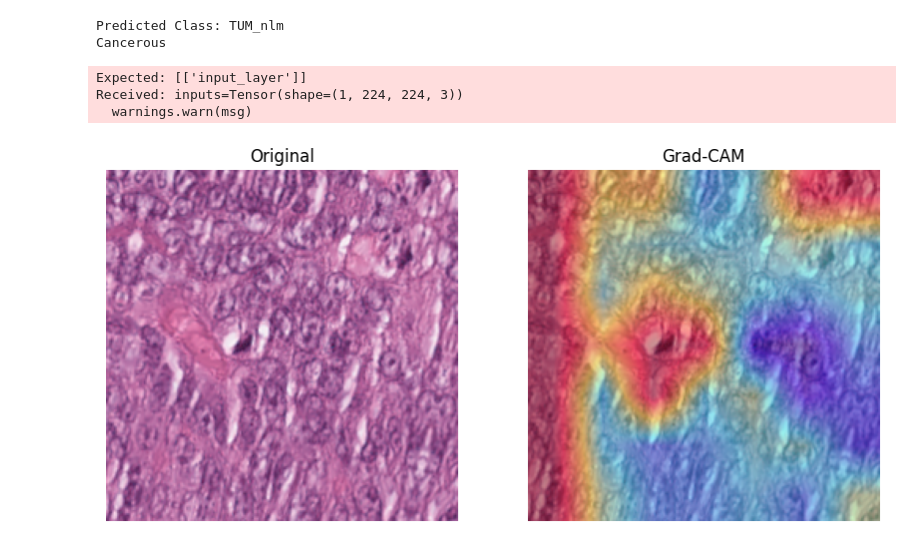
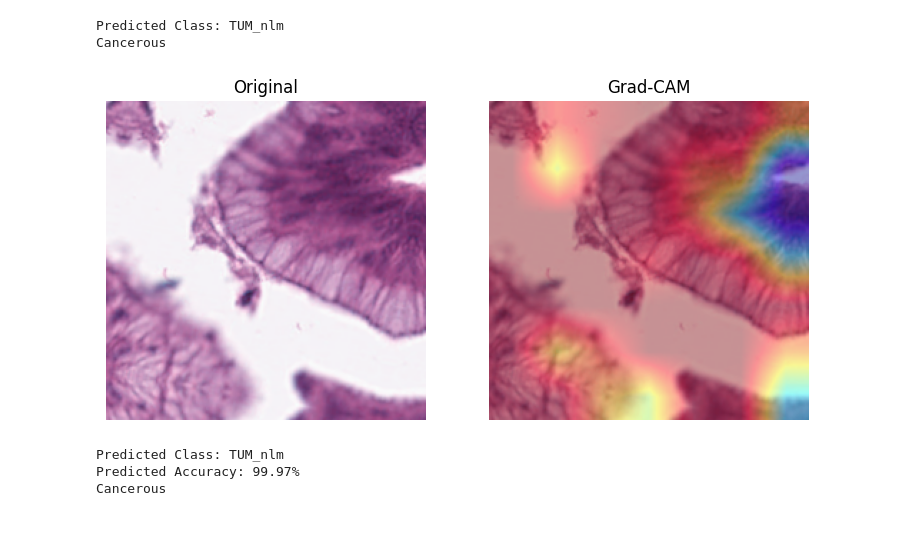
Before and after one commit to Aditya1Jhaveri/Colorectal-Cancer-Tissue-Classification, a Jupyter notebook: ResNet101_Model.ipynb, the cells around one changed output. Drawn from its saved outputs; the diff is of its cells as text; code cells hidden in the pictures.

```diff
--- a/ResNet101_Model.ipynb
+++ b/ResNet101_Model.ipynb
@@ -591,9 +613,12 @@ def display_gradcam(img_path, model = new_model, last_conv_layer_name="conv5_blo
 # %%
-img_path = "/content/Colorectal-Cancer-Tissue-Classification/CRC_NEW_DATASET/test/TUM_nlm/TUM-TCGA-ADFSWFVW_aug_1.png"
 
-display_gradcam(img_path)
+img_path = "/content/Colorectal-Cancer-Tissue-Classification/CRC_NEW_DATASET/test/TUM_nlm/TUM-TCGA-ARFFFCDY_aug_3.png"
+img = image.load_img(img_path, target_size=(224, 224))
+
+
+display_gradcam_from_img(img)
 # %% [output]
+[figure, new version]
-Expected: [['input_layer']]
-Received: inputs=Tensor(shape=(1, 224, 224, 3))
-  warnings.warn(msg)
+Predicted Class: TUM_nlm
+Predicted Accuracy: 99.97%
+Cancerous
-[figure, old version]
```
Also changed, not shown: parts of 5 cells of this notebook.
